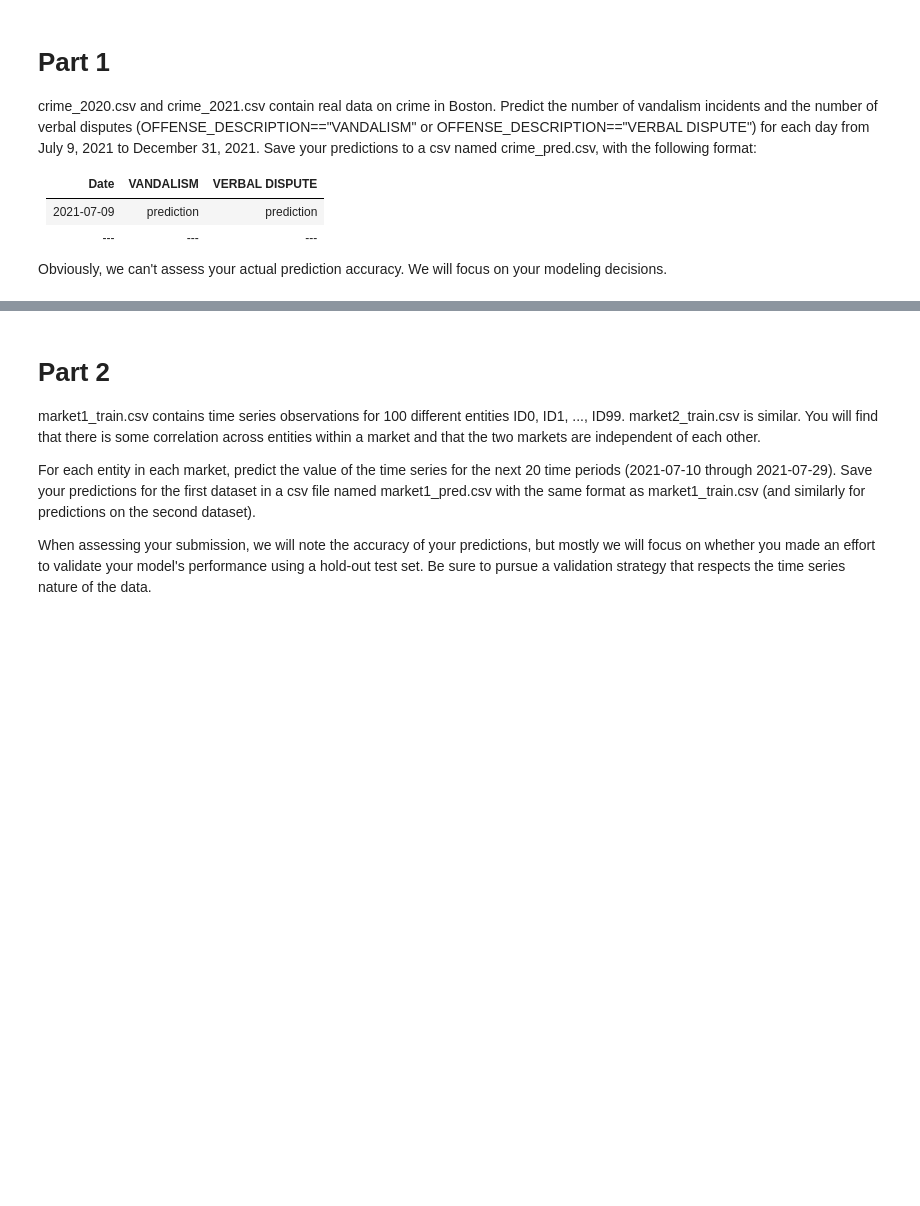
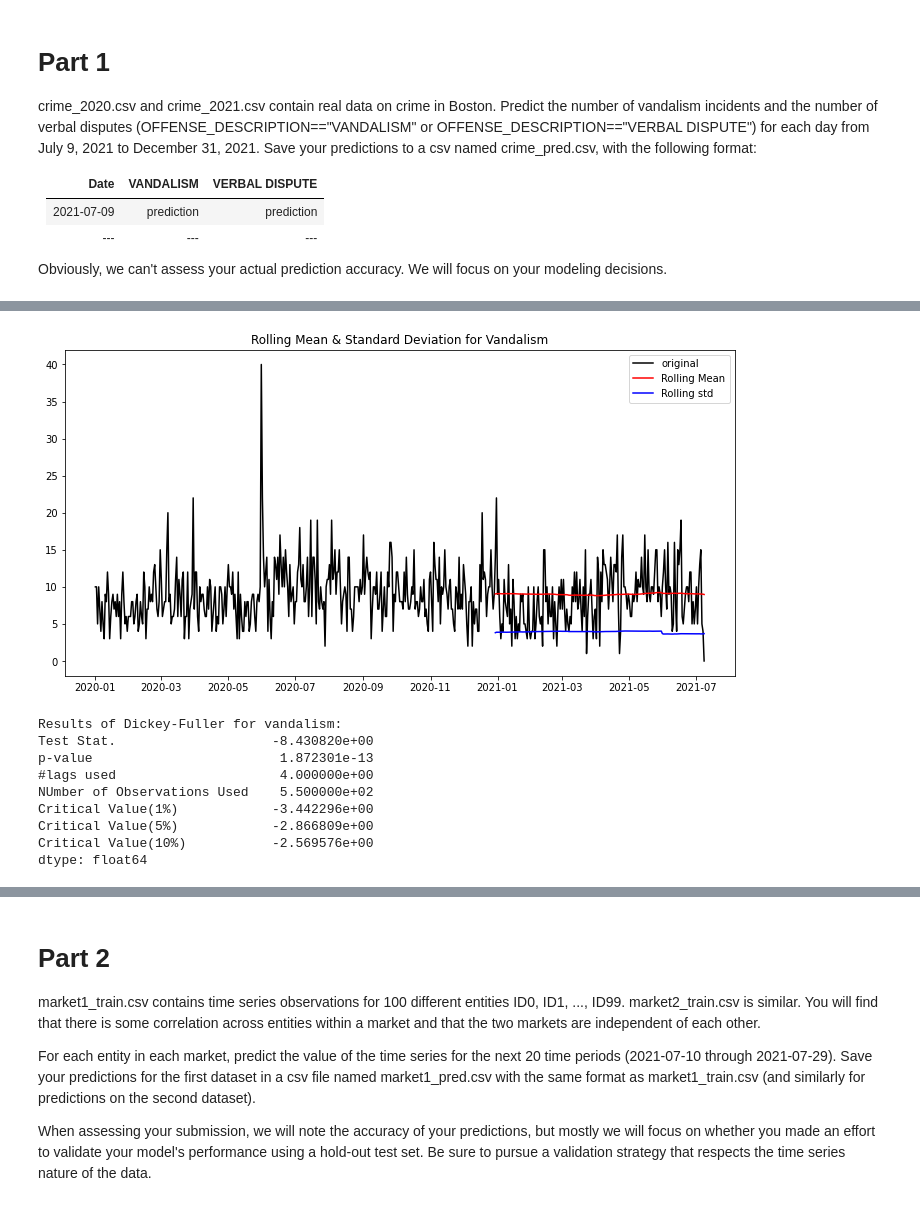
Before and after one commit to Rakib-Ul-Haque/Crime_and_market_data_analysis, a Jupyter notebook: coding_exercise.ipynb, the cells around one changed output, grey strips where cells are left out. Drawn from its saved outputs; the diff is of its cells as text; code cells hidden in the pictures; blank space fills up the shorter version.

```diff
--- a/coding_exercise.ipynb
+++ b/coding_exercise.ipynb
@@ -101,0 +155,32 @@ plt.plot(indexed_VERBAL_DISPUTE_counts)
+# %%
+#Rolling stat. of VANDALISM  and Plot Rolling stat. of VANDALISM
+rolmean_VANDALISM =indexed_VANDALISM.rolling(window=365).mean()
+rolstd_VANDALISM =indexed_VANDALISM.rolling(window=365).std()
+# print(rolmean_VANDALISM, rolstd_VANDALISM)
+
+orig_VANDALISM = plt.plot(indexed_VANDALISM, color='black',label='original')
+mean_VANDALISM = plt.plot(rolmean_VANDALISM, color='red',label='Rolling Mean')
+std_VANDALISM = plt.plot(rolstd_VANDALISM, color='blue', label='Rolling std')
+plt.legend(loc='best')
+plt.title('Rolling Mean & Standard Deviation for Vandalism')
+plt.show(block=False)
+
+from statsmodels.tsa.stattools import adfuller
+#Dickey-Fuller of VANDALISM
+print('Results of Dickey-Fuller for vandalism:')
+dftest_Vandalism = adfuller(indexed_VANDALISM['Counts'],autolag='AIC')
+dfoutput_Vandalism = pd.Series(dftest_Vandalism[0:4], index=['Test Stat.','p-value', '#lags used', 'NUmber of Observations Used'])
+for key,value in dftest_Vandalism[4].items():
+  dfoutput_Vandalism['Critical Value(%s)'%key]=value
+print(dfoutput_Vandalism)
+# %% [output]
+[figure, added]
+Results of Dickey-Fuller for vandalism:
+Test Stat.                    -8.430820e+00
+p-value                        1.872301e-13
+#lags used                     4.000000e+00
+NUmber of Observations Used    5.500000e+02
+Critical Value(1%)            -3.442296e+00
+Critical Value(5%)            -2.866809e+00
+Critical Value(10%)           -2.569576e+00
+dtype: float64
```
Also changed, not shown: parts of 22 cells of this notebook.
